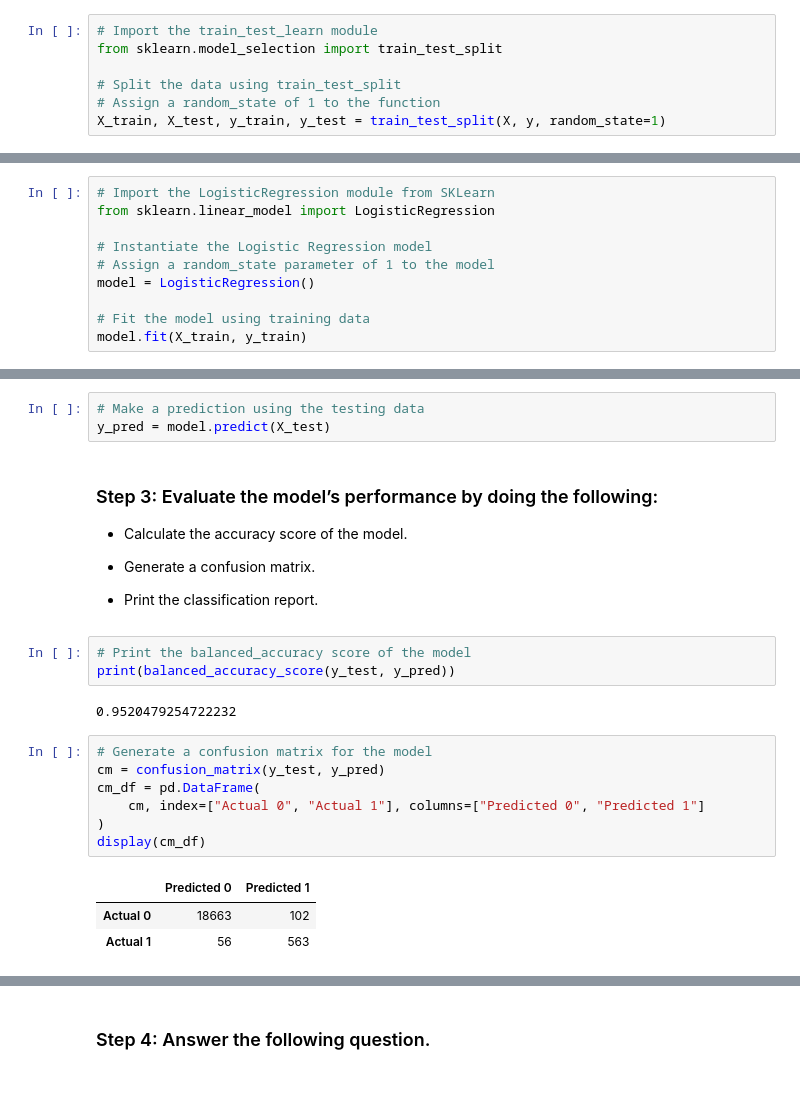
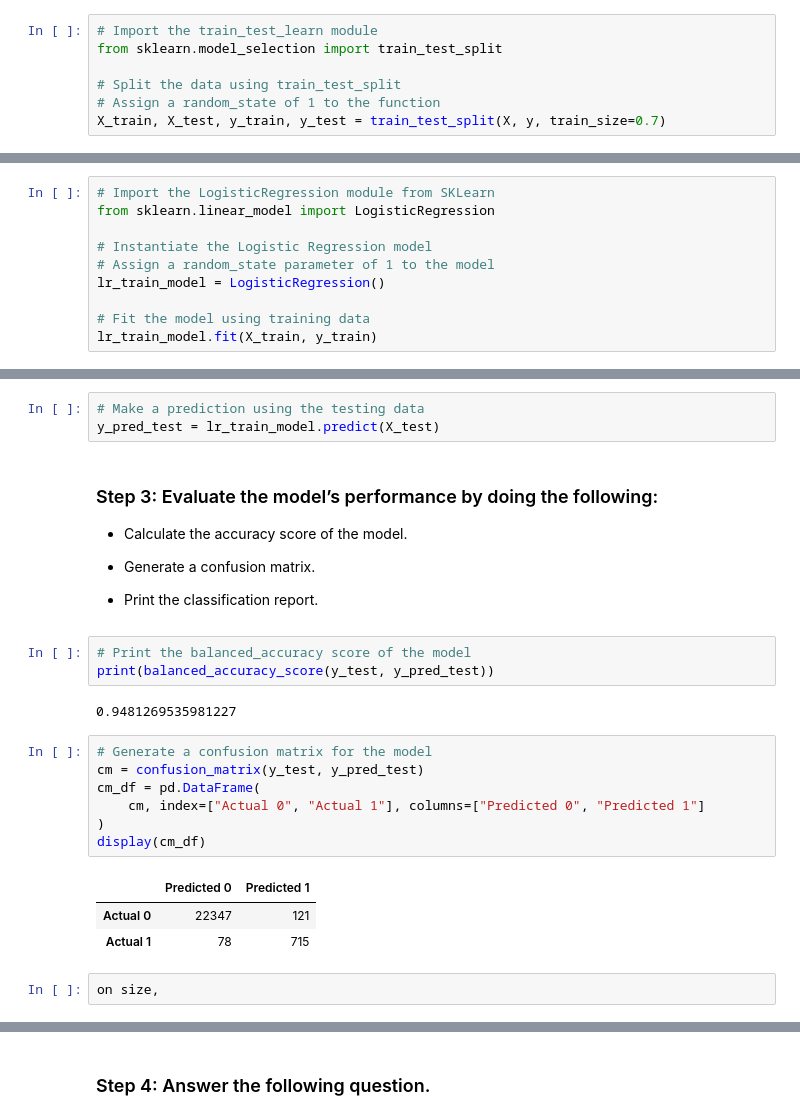
Before and after one commit to kdmorjam/credit-risk-classification, a Jupyter notebook: Credit_Risk/credit_risk_classification.ipynb, the cells around one changed output, grey strips where cells are left out. Saved outputs shown, nothing was run; the diff lists cells and outputs as text; blank space fills up the shorter version.

```diff
--- a/Credit_Risk/credit_risk_classification.ipynb
+++ b/Credit_Risk/credit_risk_classification.ipynb
@@ -65,7 +70,7 @@ from sklearn.model_selection import train_test_split
 
 # Split the data using train_test_split
 # Assign a random_state of 1 to the function
-X_train, X_test, y_train, y_test = train_test_split(X, y, random_state=1)
+X_train, X_test, y_train, y_test = train_test_split(X, y, train_size=0.7)
 # %% [markdown]
 ---
 # %% [markdown]
@@ -78,17 +83,17 @@ from sklearn.linear_model import LogisticRegression
 
 # Instantiate the Logistic Regression model
 # Assign a random_state parameter of 1 to the model
-model = LogisticRegression()
+lr_train_model = LogisticRegression()
 
 # Fit the model using training data
-model.fit(X_train, y_train)
+lr_train_model.fit(X_train, y_train)
 # %% [output]
 LogisticRegression()
 # %% [markdown]
 ### Step 2: Save the predictions on the testing data labels by using the testing feature data (`X_test`) and the fitted model.
 # %%
 # Make a prediction using the testing data
-y_pred = model.predict(X_test)
+y_pred_test = lr_train_model.predict(X_test)
 # %% [markdown]
 ### Step 3: Evaluate the model’s performance by doing the following:
 
@@ -99,19 +104,21 @@ y_pred = model.predict(X_test)
 * Print the classification report.
 # %%
 # Print the balanced_accuracy score of the model
-print(balanced_accuracy_score(y_test, y_pred))
+print(balanced_accuracy_score(y_test, y_pred_test))
 # %% [output]
-0.9520479254722232
+0.9481269535981227
 # %%
 # Generate a confusion matrix for the model
-cm = confusion_matrix(y_test, y_pred)
+cm = confusion_matrix(y_test, y_pred_test)
 cm_df = pd.DataFrame(
     cm, index=["Actual 0", "Actual 1"], columns=["Predicted 0", "Predicted 1"]
 )
 display(cm_df)
 # %% [output]
 |  | Predicted 0 | Predicted 1 |
-| Actual 0 | 18663 | 102 |
-| Actual 1 | 56 | 563 |
+| Actual 0 | 22347 | 121 |
+| Actual 1 | 78 | 715 |
+# %%
+on size,
 # %%
 # Print the classification report for the model
```
Also changed, not shown: parts of 10 cells of this notebook.
